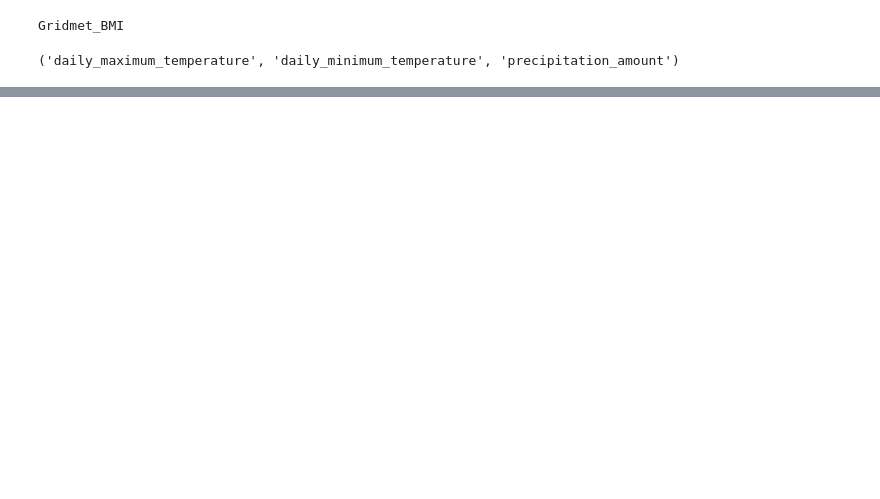
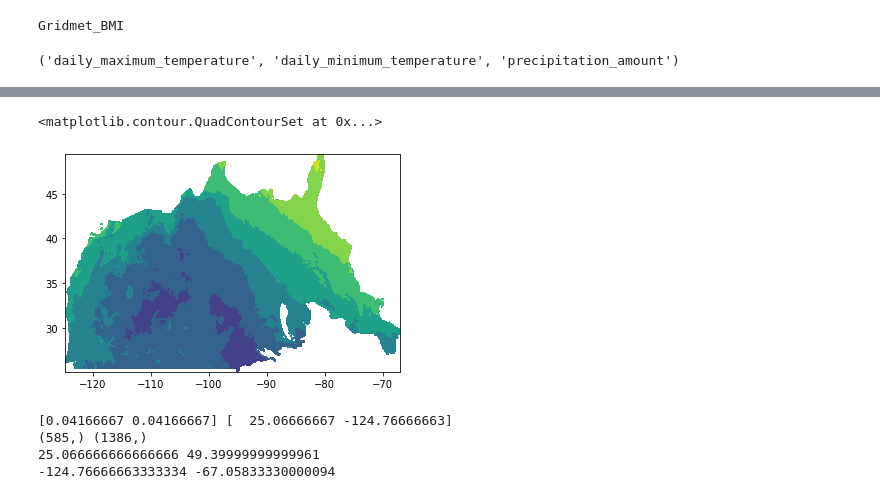
Before and after one commit to nhm-usgs/gridmet_bmi, a Jupyter notebook: notebooks/test_bmi_dev.ipynb, the cells around one changed output, grey strips where cells are left out. Cells and saved outputs as stored; diff of their text form; code cells hidden in the pictures; blank space fills up the shorter version.

```diff
--- a/notebooks/test_bmi_dev.ipynb
+++ b/notebooks/test_bmi_dev.ipynb
@@ -14,3 +24,16 @@ print(x.get_input_var_names())
 print(x.get_output_var_names())
 # %% [output]
 ('daily_maximum_temperature', 'daily_minimum_temperature', 'precipitation_amount')
+# %%
+grid_id = x.get_var_grid('daily_maximum_temperature')
+size = x.get_grid_size(grid_id)
+bmivals = np.empty(size)
+shape = np.empty(2, dtype=np.int)
+x.get_grid_shape(grid_id, shape)
+x.get_value('daily_maximum_temperature', bmivals)
+origin = np.empty(2, dtype=np.float)
+delta = np.empty(2, dtype=np.float)
+x.get_grid_origin(grid_id, origin)
+x.get_grid_spacing(grid_id, delta)
+print(origin, delta)
+x.get_current_time()
@@ -16,0 +90,5 @@ print(x.get_output_var_names())
+# %%
+plt.contourf(ds['lon'],ds['lat'], bmivals_reshape)
+# %% [output]
+<matplotlib.contour.QuadContourSet at 0x...>
+[figure, added]
@@ -16,0 +99,17 @@ print(x.get_output_var_names())
+# %%
+print(delta, origin)
+
+for index, val in np.ndenumerate(newlat):
+    newlat[index[0]] = origin[0] + (index[0]*delta[0])
+
+for index, val in np.ndenumerate(newlon):
+    newlon[index[0]] = origin[1] + (index[0]*delta[1])
+
+print(newlat.shape, newlon.shape)
+print(np.min(newlat), np.max(newlat))
+print(np.min(newlon), np.max(newlon))
+# %% [output]
+[0.04166667 0.04166667] [  25.06666667 -124.76666663]
+(585,) (1386,)
+25.066666666666666 49.39999999999961
+-124.76666663333334 -67.05833330000094
```
Also changed, not shown: parts of 13 cells of this notebook, 5 other files.
